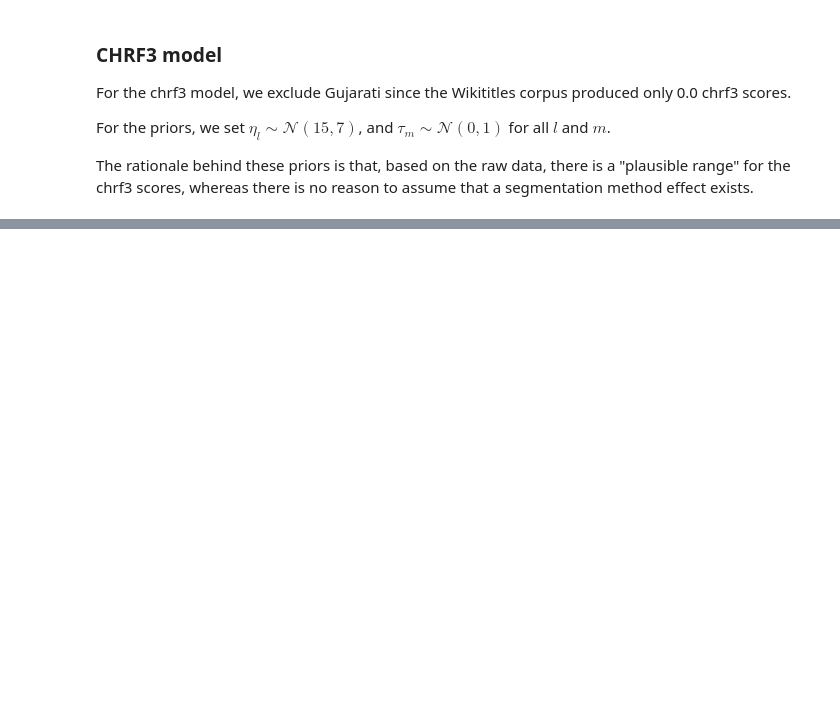
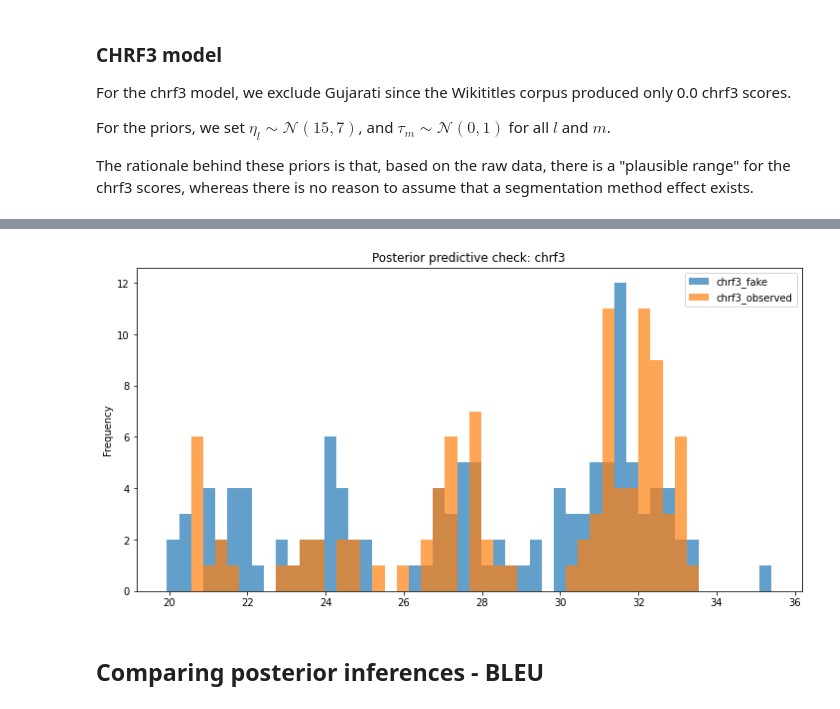
Before and after one commit to j0ma/flores, a Jupyter notebook: combined-results-analysis.ipynb, the cells around one changed output, grey strips where cells are left out. Cells and saved outputs as stored; diff of their text form; code cells hidden in the pictures; blank space fills up the shorter version.

```diff
--- a/combined-results-analysis.ipynb
+++ b/combined-results-analysis.ipynb
@@ -551,0 +395,5 @@ median_chrf3_df
+# %%
+posterior_predictive_check(combined_results_sans_gu_old.chrf3,
+                           posterior_pred_chrf3_old, metric_name="chrf3", n_bins=50)
+# %% [output]
+[figure, added]
@@ -551,0 +405,2 @@ median_chrf3_df
+# %% [markdown]
+## Comparing posterior inferences - BLEU
```
Also changed, not shown: parts of 76 cells of this notebook, 2 other files.
